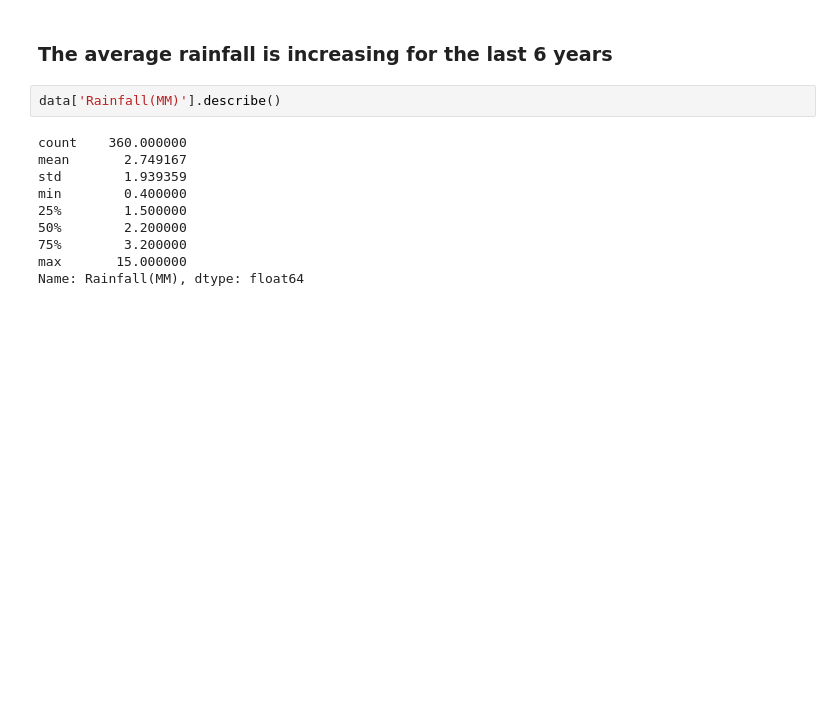
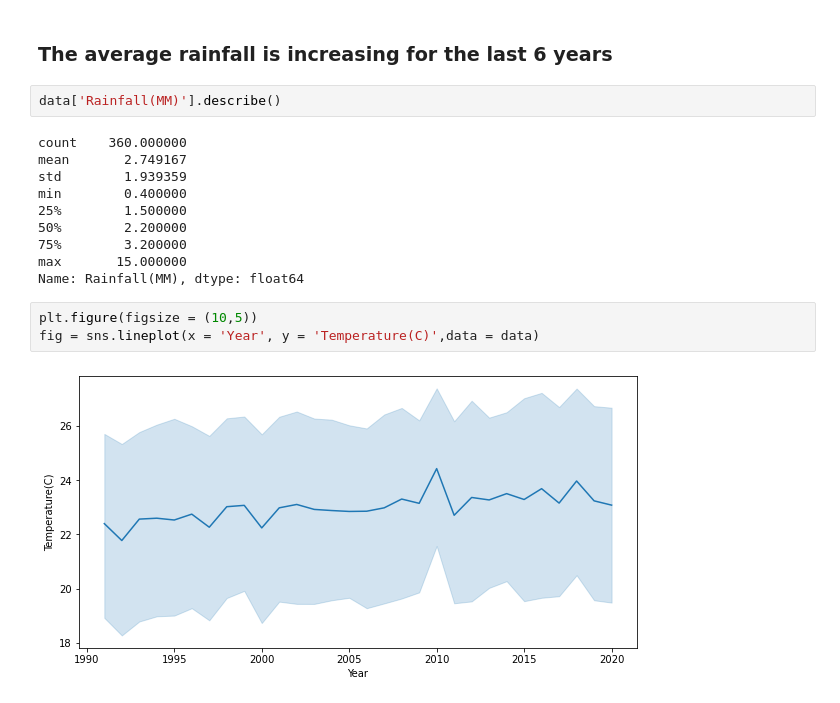
Before and after one commit to OmdenaAI/omdena-egypt-freshwater, a Jupyter notebook: src/visualizations/Rain_Visualization.ipynb, the cells around one changed output. Cells and saved outputs as stored; diff of their text form; blank space fills up the shorter version.

```diff
--- a/src/visualizations/Rain_Visualization.ipynb
+++ b/src/visualizations/Rain_Visualization.ipynb
@@ -71,3 +71,8 @@ min        0.400000
 75%        3.200000
 max       15.000000
 Name: Rainfall(MM), dtype: float64
+# %%
+plt.figure(figsize = (10,5))
+fig = sns.lineplot(x = 'Year', y = 'Temperature(C)',data = data)
+# %% [output]
+[figure, added]
```
Also changed, not shown: parts of 2 cells of this notebook, 3 other files.
